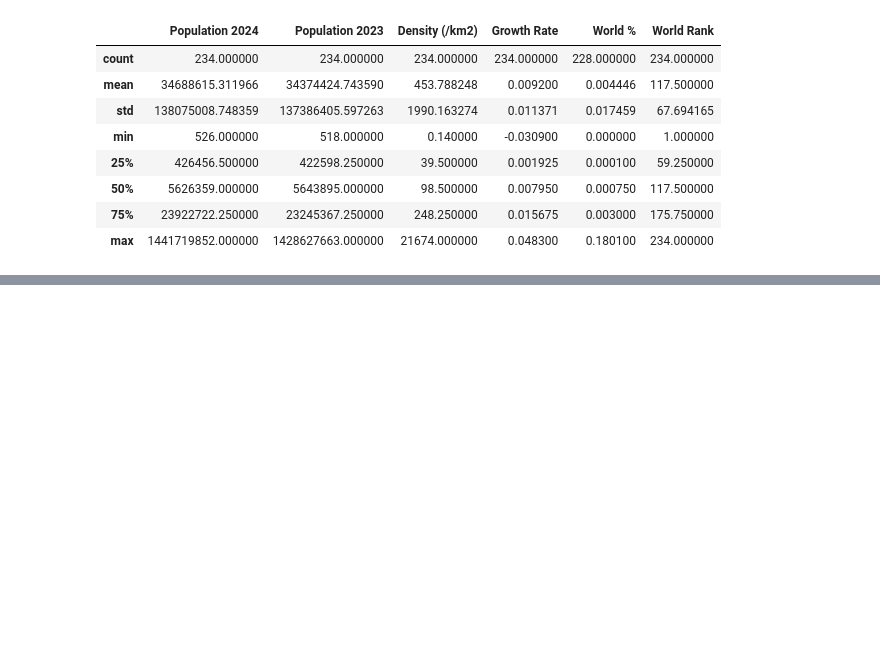
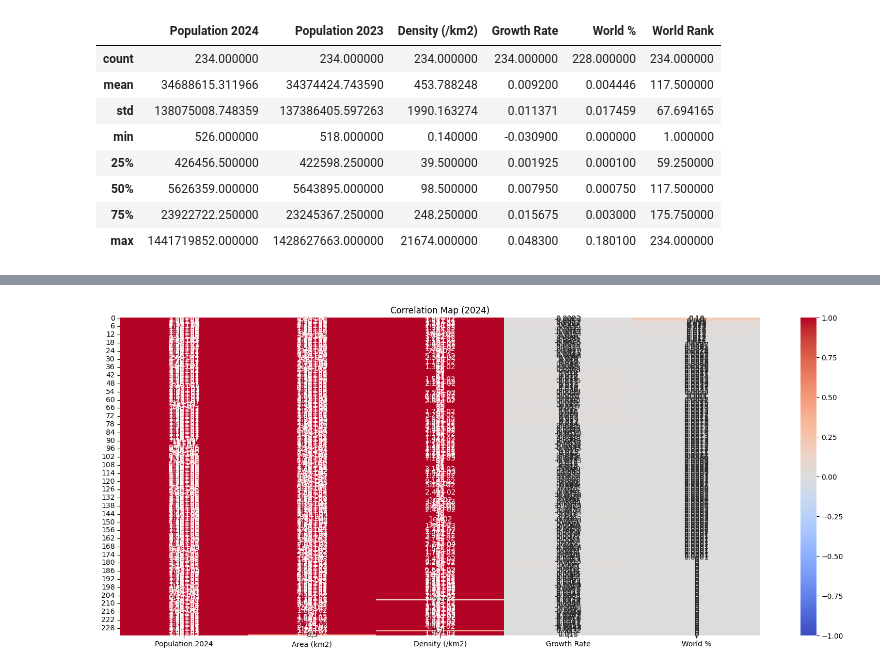
Before and after one commit to glimmer-jm/Projects, a Jupyter notebook: World_Population_analysis_2024.ipynb, the cells around one changed output, grey strips where cells are left out. Saved outputs shown, nothing was run; the diff lists cells and outputs as text; code cells hidden in the pictures; blank space fills up the shorter version.

```diff
--- a/World_Population_analysis_2024.ipynb
+++ b/World_Population_analysis_2024.ipynb
@@ -212,0 +186,9 @@ df_pop.head()
+# %%
+#Correlation
+corr= df[['Population 2024', 'Area (km2)', 'Density (/km2)', 'Growth Rate', 'World %']]
+plt.figure(figsize=(20, 8))
+sns.heatmap(corr, annot=True, cmap='coolwarm', vmin= -1, vmax= 1)
+plt.title('Correlation Map (2024)')
+plt.show()
+# %% [output]
+[figure, added]
```
Also changed, not shown: parts of 14 cells of this notebook.
